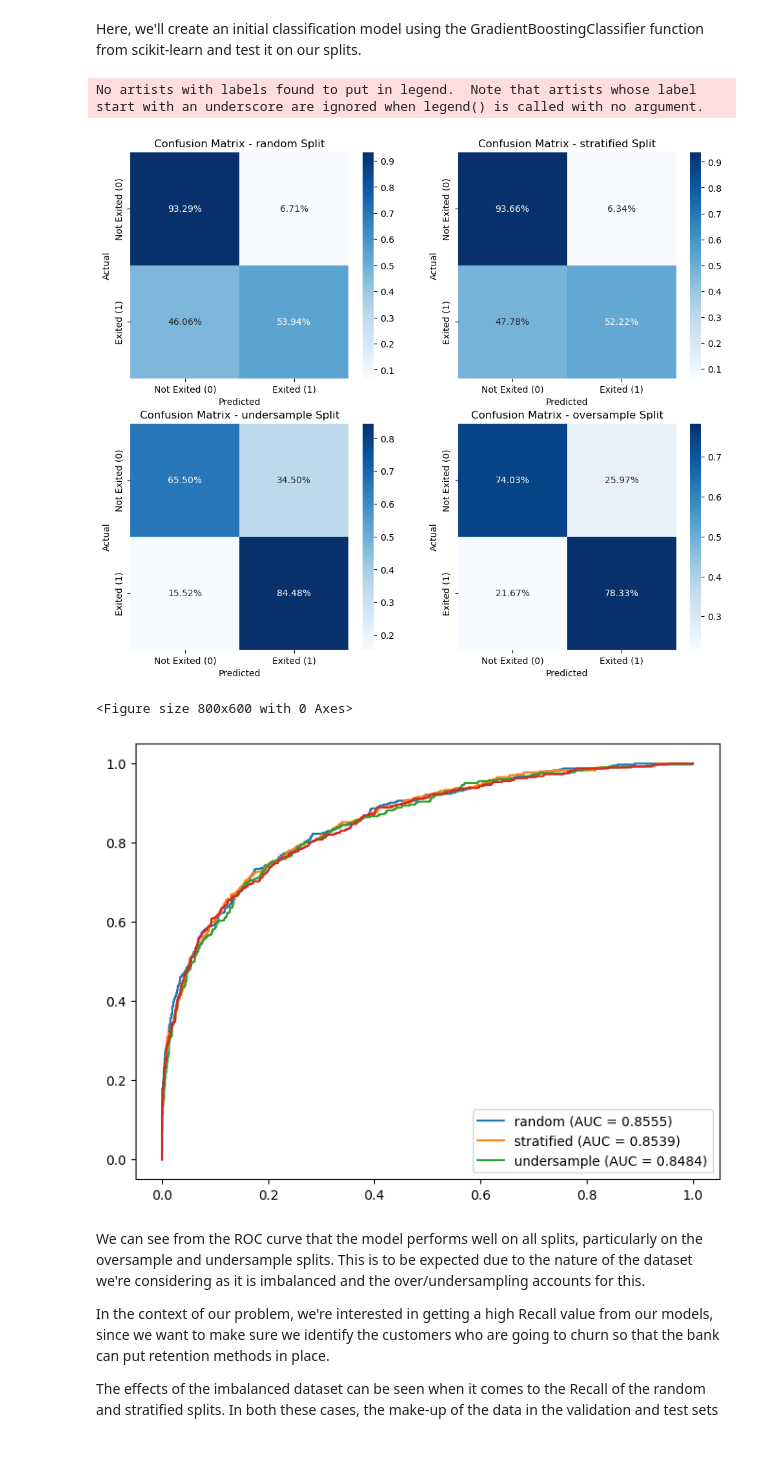
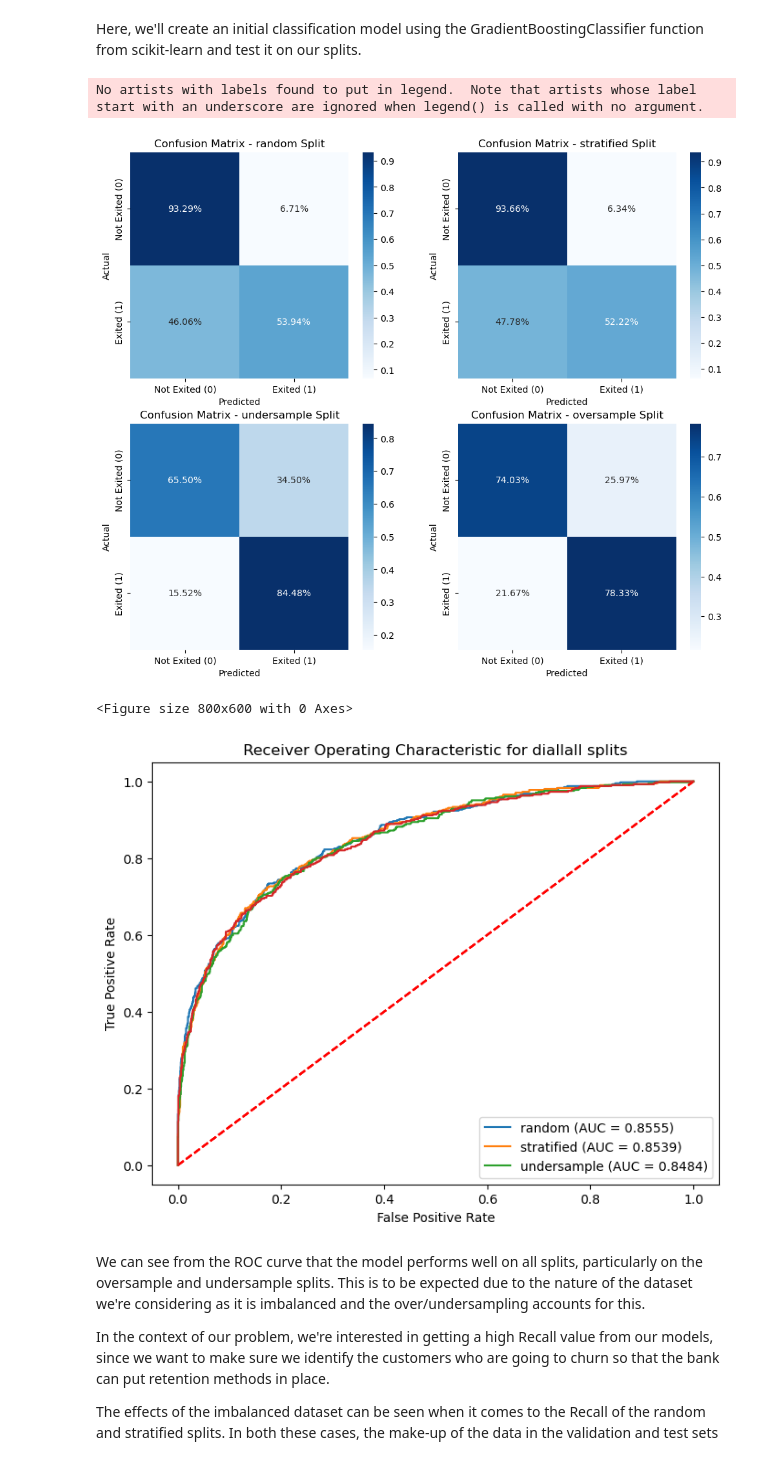
Before and after one commit to djjjones6/Group_Assessment_1, a Jupyter notebook: DaveJ/Gradient Boosting.ipynb, the cells around one changed output. Drawn from its saved outputs; the diff is of its cells as text; code cells hidden in the pictures.

```diff
--- a/DaveJ/Gradient Boosting.ipynb
+++ b/DaveJ/Gradient Boosting.ipynb
@@ -106,35 +106,39 @@ def evaluating_performance_diff_splits(model=model,split_data=split_data,perform
 
 
         #Plot ROC curve on the same figure for all splits
         y_test_pred_prob = model.predict_proba(X_test_raw)[:, 1]
         fpr, tpr, _ = roc_curve(y_test_raw, y_test_pred_prob)
         roc_auc = roc_auc_score(y_test_raw, y_test_pred_prob)
+        plt.plot([0, 1], [0, 1], color='red', linestyle='--')  # Diagonal line for random guessing
+        plt.xlabel('False Positive Rate')
+        plt.ylabel('True Positive Rate')
+        plt.title(f'Receiver Operating Characteristic for diallall splits')
         plt.legend(loc="lower right")
         plt.plot(fpr, tpr, label=f'{split} (AUC = {roc_auc:.4f})')
 
 
         #Define performance metrics
-        performance[split] = {
+        performance_matrix[split] = {
             'val_accuracy': val_accuracy,
             'test_accuracy': test_accuracy,
             'test_precision_1': precision,
             'test_recall_1': recall,
             'test_f1_score_1': f1_score,
             'false_positives': fp,
             'false_negatives': fn,
             'balanced_accuracy': balanced_acc
         }
 
     #Show the plots
     plt.show()
     return performance_matrix
 
 performance = evaluating_performance_diff_splits(model=model,split_data=split_data,performance_matrix=performance)
 # %% [output]
 No artists with labels found to put in legend.  Note that artists whose label start with an underscore are ignored when legend() is called with no argument.
 [figure]
 <Figure size 800x600 with 0 Axes>
-[figure, old version]
+[figure, new version]
 # %% [markdown]
 We can see from the ROC curve that the model performs well on all splits, particularly on the oversample and undersample splits. This is to be expected due to the nature of the dataset we're considering as it is imbalanced and the over/undersampling accounts for this.
 
```
Also changed, not shown: parts of 4 cells of this notebook.
